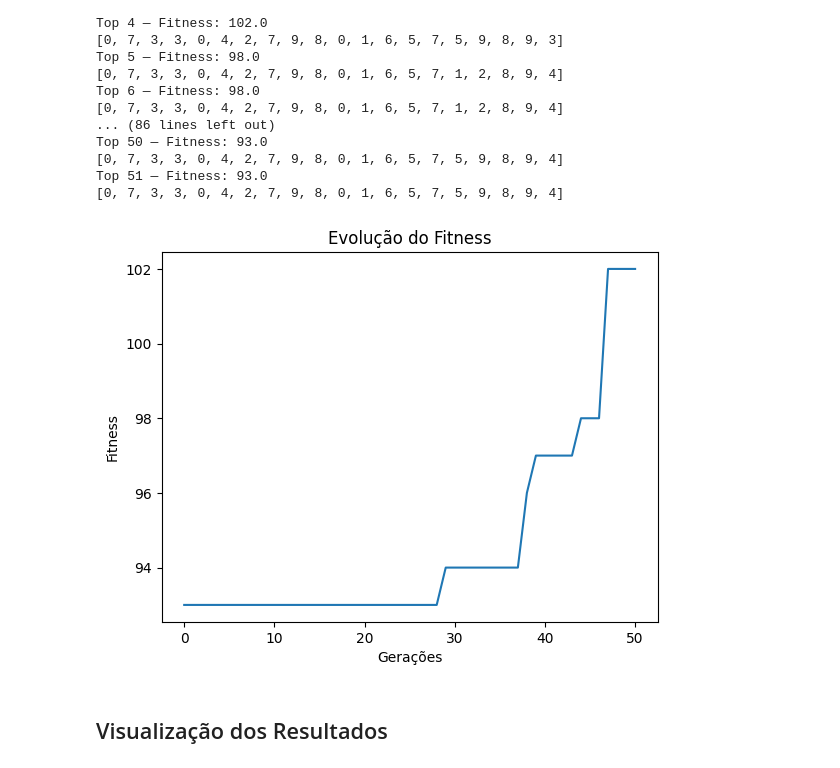
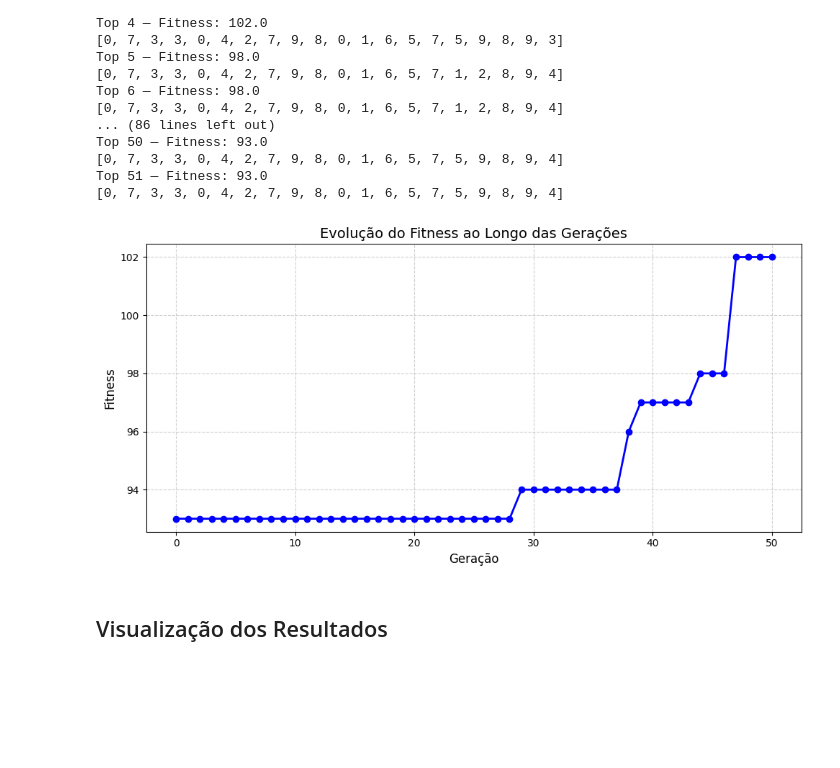
Before and after one commit to EdeilsonAzevedo/genetic-attacks-on-hard-problems, a Jupyter notebook: task_allocation_restrictions.ipynb, the cells around one changed output. Saved outputs shown, nothing was run; the diff lists cells and outputs as text; code cells hidden in the pictures; blank space fills up the shorter version.

Commit message:
feat: melhorar plot de fitnes por geração

```diff
--- a/task_allocation_restrictions.ipynb
+++ b/task_allocation_restrictions.ipynb
@@ -370,13 +370,20 @@ Top 50 — Fitness: 93.0
 Top 51 — Fitness: 93.0
 [0, 7, 3, 3, 0, 4, 2, 7, 9, 8, 0, 1, 6, 5, 7, 5, 9, 8, 9, 4]
 # %%
-plt.plot(sorted([i[1] for i in top], reverse=False))
-plt.xlabel("Gerações")
-plt.ylabel("Fitness")
-plt.title("Evolução do Fitness")
+fitness_values = sorted([i[1] for i in top], reverse=False)
+
+plt.figure(figsize=(10, 5))
+plt.plot(fitness_values, marker="o", linestyle="-", color="blue", linewidth=2, markersize=6)
+plt.xlabel("Geração", fontsize=12)
+plt.ylabel("Fitness", fontsize=12)
+plt.title("Evolução do Fitness ao Longo das Gerações", fontsize=14)
+plt.grid(True, linestyle="--", alpha=0.6)
+plt.xticks(fontsize=10)
+plt.yticks(fontsize=10)
+plt.tight_layout()
 plt.show()
 # %% [output]
-[figure, old version]
+[figure, new version]
 # %% [markdown]
 ## Visualização dos Resultados
 # %%
```
